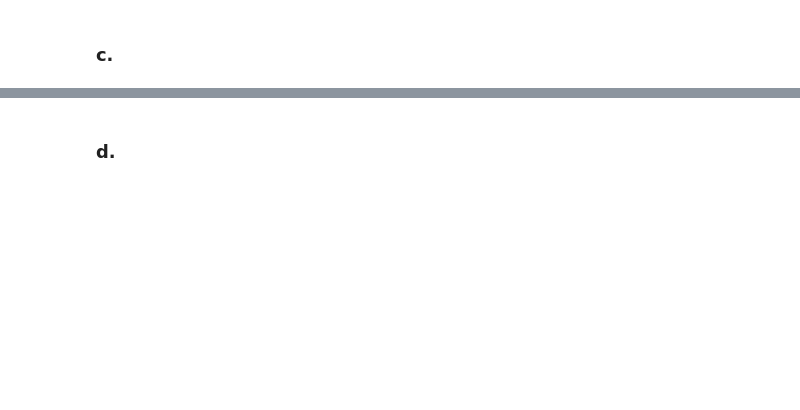
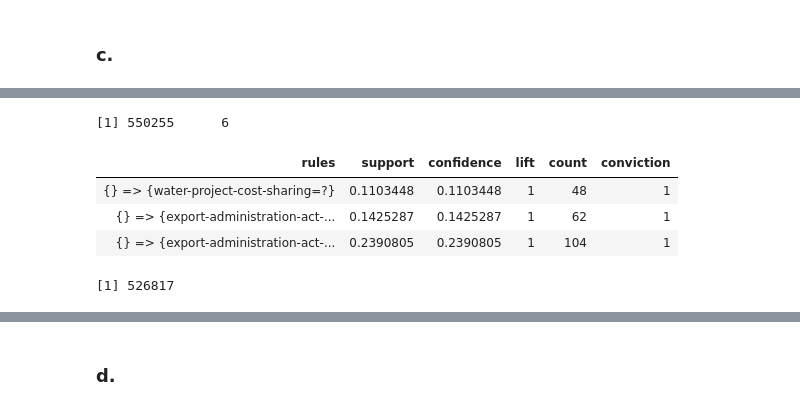
Before and after one commit to pedromartinho/sad, a Jupyter notebook: lab2/lab2_R.ipynb, the cells around one changed output, grey strips where cells are left out. Saved outputs shown, nothing was run; the diff lists cells and outputs as text; code cells hidden in the pictures; blank space fills up the shorter version.

```diff
--- a/lab2/lab2_R.ipynb
+++ b/lab2/lab2_R.ipynb
@@ -244,0 +307,14 @@ inspect(head(sort(vote_rules, by="lift"),n=3))
+# %%
+case4 = cbind(as(vote_rules_conf_0_1, "data.frame"), conviction=interestMeasure(vote_rules_conf_0_1, "conviction", vote))
+case4 = case4[complete.cases(case4), ]
+dim(case4)
+head(case4,n=3)
+n4 = which(case4$conviction >= 1)
+length(n4)
+# %% [output]
+[1] 550255      6
+| rules | support | confidence | lift | count | conviction |
+| {} => {water-project-cost-sharing=?} | 0.1103448 | 0.1103448 | 1 | 48 | 1 |
+| {} => {export-administration-act-... | 0.1425287 | 0.1425287 | 1 | 62 | 1 |
+| {} => {export-administration-act-... | 0.2390805 | 0.2390805 | 1 | 104 | 1 |
+[1] 526817
```
Also changed, not shown: parts of 26 cells of this notebook.
